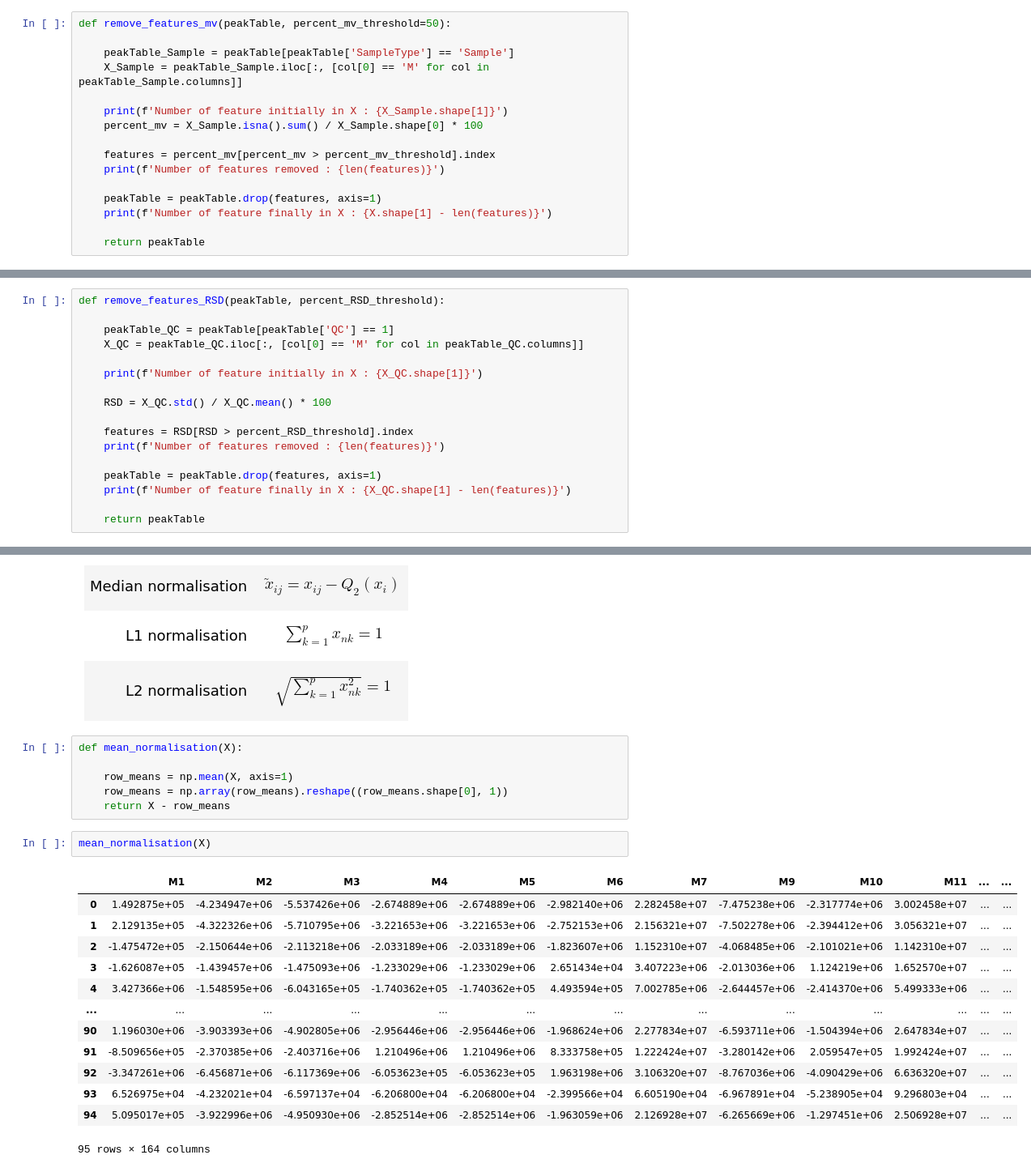
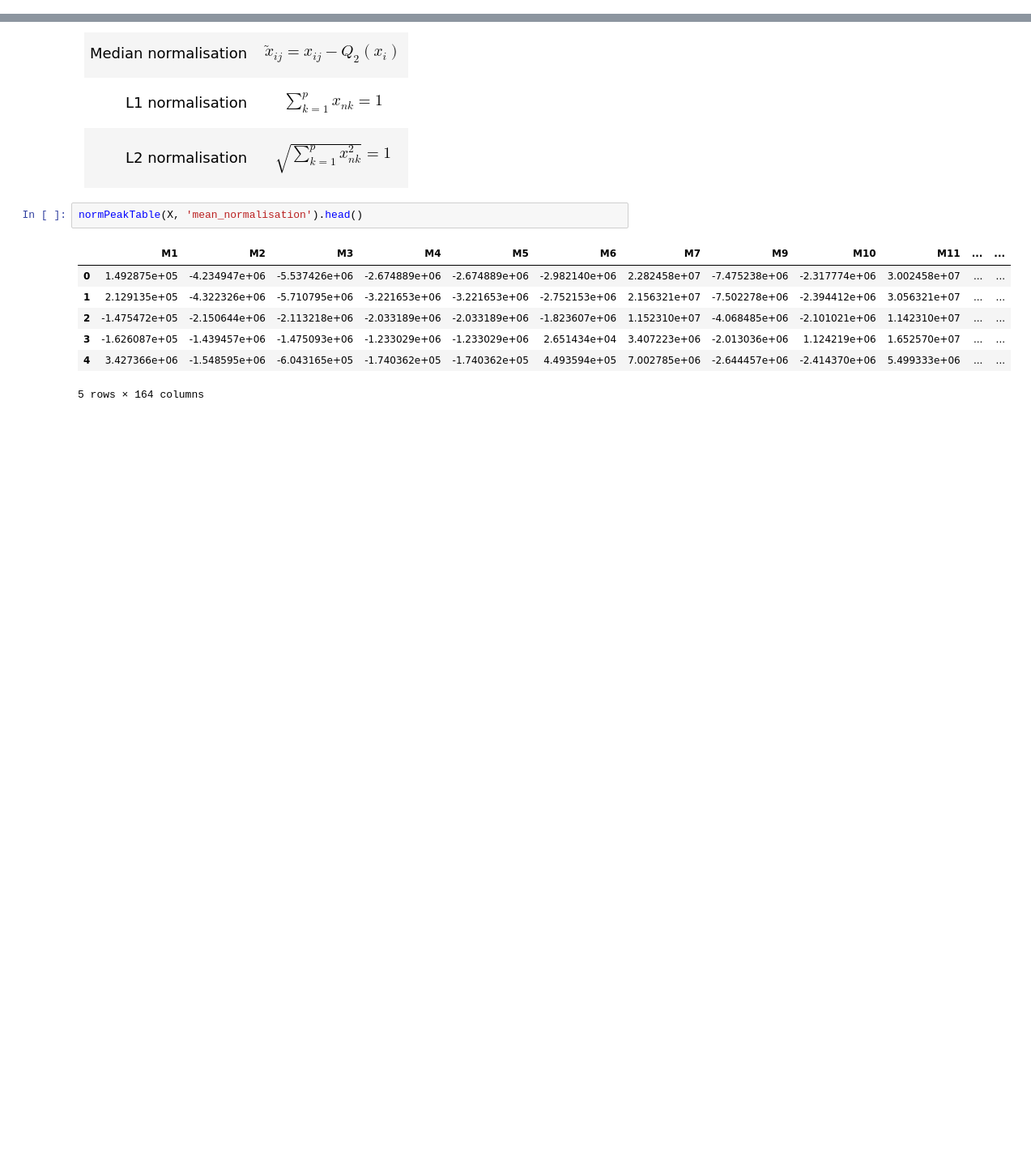
Before and after one commit to maxvincent24/bioinformatics_for_metabolomics, a Jupyter notebook: notebooks/metabolomics_peaktable_analysis.ipynb, the cells around one changed output, grey strips where cells are left out. Shown at 81% size. Saved outputs shown, nothing was run; the diff lists cells and outputs as text; blank space fills up the shorter version.

```diff
--- a/notebooks/metabolomics_peaktable_analysis.ipynb
+++ b/notebooks/metabolomics_peaktable_analysis.ipynb
@@ -589,22 +699,6 @@ dtype: float64
 percent_mv[percent_mv > 10].index
 # %% [output]
 Index(['M185'], dtype='object')
-# %%
-def remove_features_mv(peakTable, percent_mv_threshold=50):
-
-    peakTable_Sample = peakTable[peakTable['SampleType'] == 'Sample']
-    X_Sample = peakTable_Sample.iloc[:, [col[0] == 'M' for col in peakTable_Sample.columns]]
-
-    print(f'Number of feature initially in X : {X_Sample.shape[1]}')
-    percent_mv = X_Sample.isna().sum() / X_Sample.shape[0] * 100
-
-    features = percent_mv[percent_mv > percent_mv_threshold].index
-    print(f'Number of features removed : {len(features)}')
-
-    peakTable = peakTable.drop(features, axis=1)
-    print(f'Number of feature finally in X : {X.shape[1] - len(features)}')
-
-    return peakTable
 # %%
 peakTable2 = remove_features_mv(peakTable, percent_missing_value_threshold)
 peakTable2
@@ -705,23 +799,6 @@ len(RSD[RSD > percent_RSD_threshold].index)
 X.shape
 # %% [output]
 (95, 236)
-# %%
-def remove_features_RSD(peakTable, percent_RSD_threshold):
-
-    peakTable_QC = peakTable[peakTable['QC'] == 1]
-    X_QC = peakTable_QC.iloc[:, [col[0] == 'M' for col in peakTable_QC.columns]]
-
-    print(f'Number of feature initially in X : {X_QC.shape[1]}')
-
-    RSD = X_QC.std() / X_QC.mean() * 100
-
-    features = RSD[RSD > percent_RSD_threshold].index
-    print(f'Number of features removed : {len(features)}')
-
-    peakTable = peakTable.drop(features, axis=1)
-    print(f'Number of feature finally in X : {X_QC.shape[1] - len(features)}')
-
-    return peakTable
 # %%
 peakTable3 = remove_features_RSD(peakTable2, percent_RSD_threshold)
 peakTable3
@@ -1424,26 +1343,14 @@ boxplot_first_distributions_metabolites_before_after(X, np.log10(X))
     </td>
   </tr>
 </table>
-# %%
-def mean_normalisation(X):
-
-    row_means = np.mean(X, axis=1)
-    row_means = np.array(row_means).reshape((row_means.shape[0], 1))
-    return X - row_means
 # %%
-mean_normalisation(X)
+normPeakTable(X, 'mean_normalisation').head()
 # %% [output]
 |  | M1 | M2 | M3 | M4 | M5 | M6 | M7 | M9 | M10 | M11 | ... | ... |
 | 0 | 1.492875e+05 | -4.234947e+06 | -5.537426e+06 | -2.674889e+06 | -2.674889e+06 | -2.982140e+06 | 2.282458e+07 | -7.475238e+06 | -2.317774e+06 | 3.002458e+07 | ... | ... |
 | 1 | 2.129135e+05 | -4.322326e+06 | -5.710795e+06 | -3.221653e+06 | -3.221653e+06 | -2.752153e+06 | 2.156321e+07 | -7.502278e+06 | -2.394412e+06 | 3.056321e+07 | ... | ... |
 | 2 | -1.475472e+05 | -2.150644e+06 | -2.113218e+06 | -2.033189e+06 | -2.033189e+06 | -1.823607e+06 | 1.152310e+07 | -4.068485e+06 | -2.101021e+06 | 1.142310e+07 | ... | ... |
 | 3 | -1.626087e+05 | -1.439457e+06 | -1.475093e+06 | -1.233029e+06 | -1.233029e+06 | 2.651434e+04 | 3.407223e+06 | -2.013036e+06 | 1.124219e+06 | 1.652570e+07 | ... | ... |
 | 4 | 3.427366e+06 | -1.548595e+06 | -6.043165e+05 | -1.740362e+05 | -1.740362e+05 | 4.493594e+05 | 7.002785e+06 | -2.644457e+06 | -2.414370e+06 | 5.499333e+06 | ... | ... |
-| ... | ... | ... | ... | ... | ... | ... | ... | ... | ... | ... | ... | ... |
-| 90 | 1.196030e+06 | -3.903393e+06 | -4.902805e+06 | -2.956446e+06 | -2.956446e+06 | -1.968624e+06 | 2.277834e+07 | -6.593711e+06 | -1.504394e+06 | 2.647834e+07 | ... | ... |
-| 91 | -8.509656e+05 | -2.370385e+06 | -2.403716e+06 | 1.210496e+06 | 1.210496e+06 | 8.333758e+05 | 1.222424e+07 | -3.280142e+06 | 2.059547e+05 | 1.992424e+07 | ... | ... |
-| 92 | -3.347261e+06 | -6.456871e+06 | -6.117369e+06 | -6.053623e+05 | -6.053623e+05 | 1.963198e+06 | 3.106320e+07 | -8.767036e+06 | -4.090429e+06 | 6.636320e+07 | ... | ... |
-| 93 | 6.526975e+04 | -4.232021e+04 | -6.597137e+04 | -6.206800e+04 | -6.206800e+04 | -2.399566e+04 | 6.605190e+04 | -6.967891e+04 | -5.238905e+04 | 9.296803e+04 | ... | ... |
-| 94 | 5.095017e+05 | -3.922996e+06 | -4.950930e+06 | -2.852514e+06 | -2.852514e+06 | -1.963059e+06 | 2.126928e+07 | -6.265669e+06 | -1.297451e+06 | 2.506928e+07 | ... | ... |
-95 rows × 164 columns
+5 rows × 164 columns
 # %%
```
Also changed, not shown: parts of 91 cells of this notebook, 8 other files.
